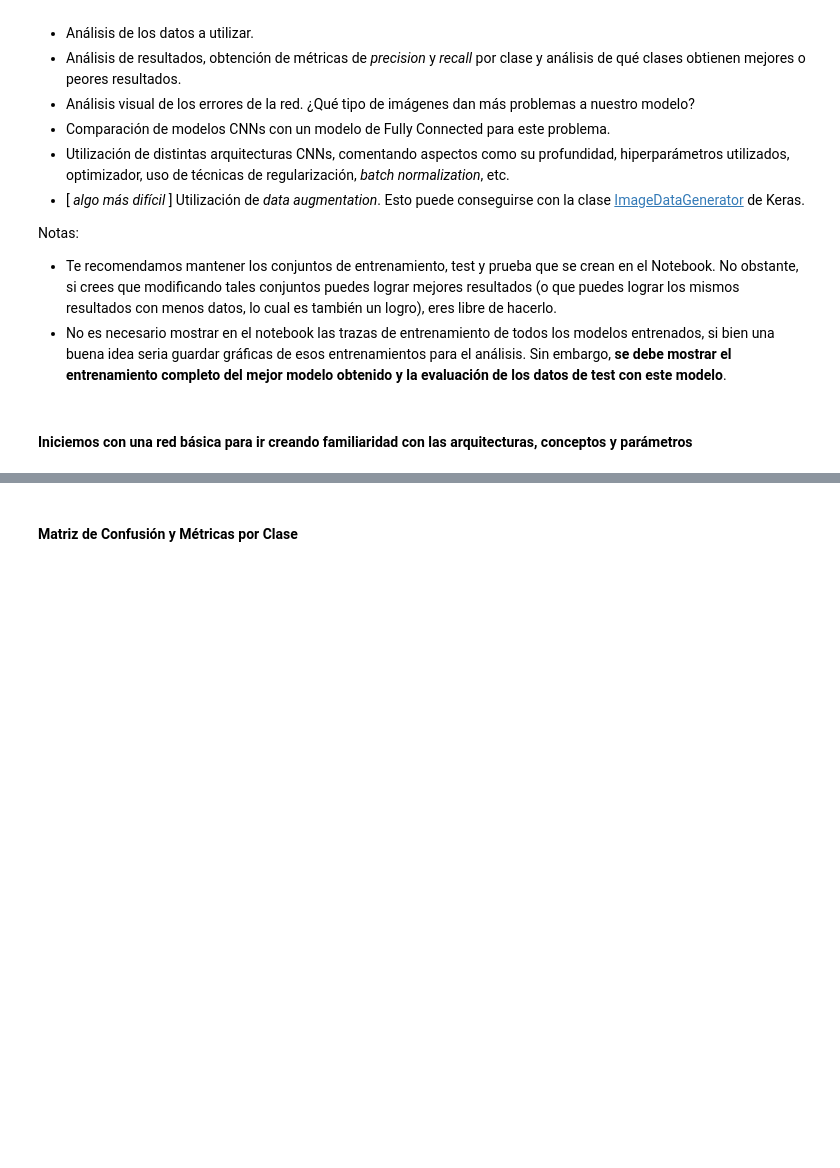
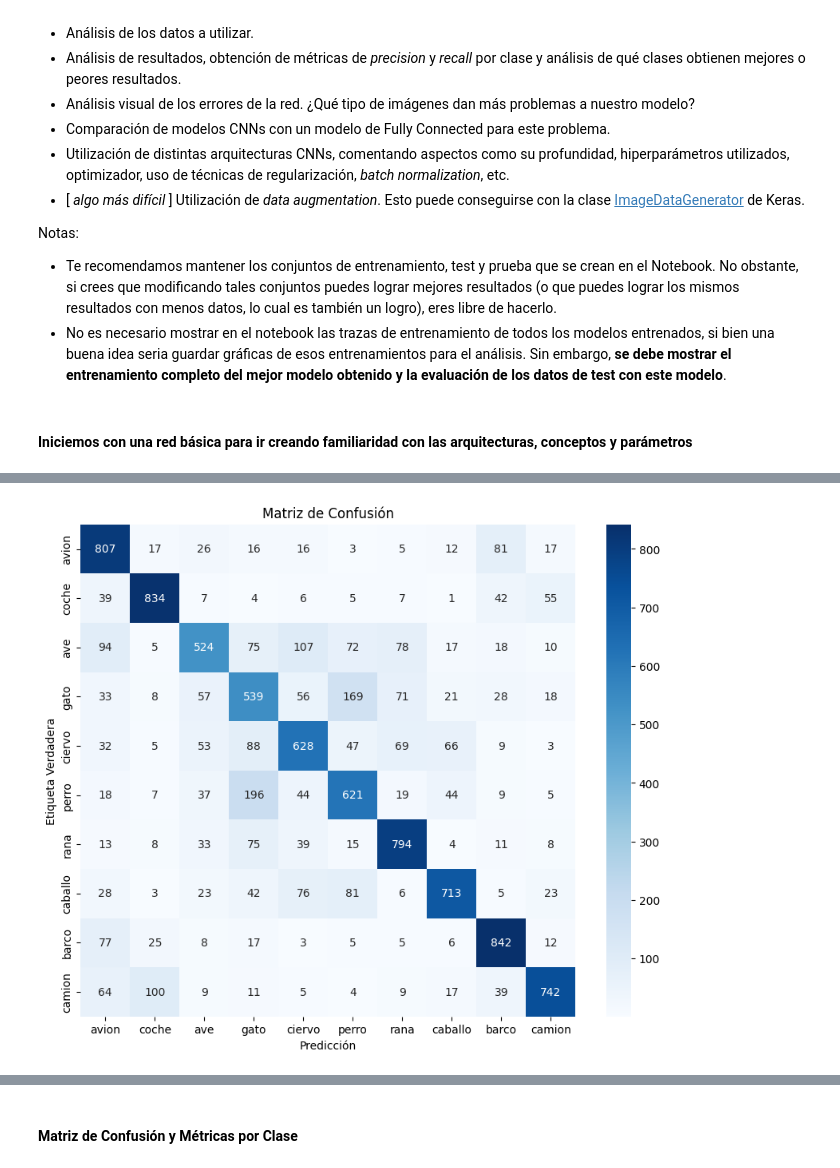
Before and after one commit to luialopezg/cnn_unir_actividad2, a Jupyter notebook: muinar06_act2_individual.ipynb, the cells around one changed output, grey strips where cells are left out. Cells and saved outputs as stored; diff of their text form; code cells hidden in the pictures; blank space fills up the shorter version.

```diff
--- a/muinar06_act2_individual.ipynb
+++ b/muinar06_act2_individual.ipynb
@@ -107,0 +120,8 @@ model.compile(optimizer='adam', loss='categorical_crossentropy', metrics=['accur
+# %%
+# Entrenamiento del modelo
+history = model.fit(
+    x_train, y_train_one_hot,
+    epochs=20,
+    batch_size=64,
+    validation_data=(x_valid, y_valid_one_hot)
+)
@@ -107,0 +167,18 @@ model.compile(optimizer='adam', loss='categorical_crossentropy', metrics=['accur
+# %%
+# Matriz de confusión
+from sklearn.metrics import confusion_matrix, classification_report
+import seaborn as sns
+import matplotlib.pyplot as plt
+
+# Matriz de confusión
+conf_matrix = confusion_matrix(y_true, y_pred_classes)
+
+# Visualiza la matriz de confusión
+plt.figure(figsize=(10, 8))
+sns.heatmap(conf_matrix, annot=True, fmt="d", cmap="Blues", xticklabels=MAP_ELEMENTS.values(), yticklabels=MAP_ELEMENTS.values())
+plt.xlabel("Predicción")
+plt.ylabel("Etiqueta Verdadera")
+plt.title("Matriz de Confusión")
+plt.show()
+# %% [output]
+[figure, added]
```
Also changed, not shown: parts of 25 cells of this notebook, 2 other files.
